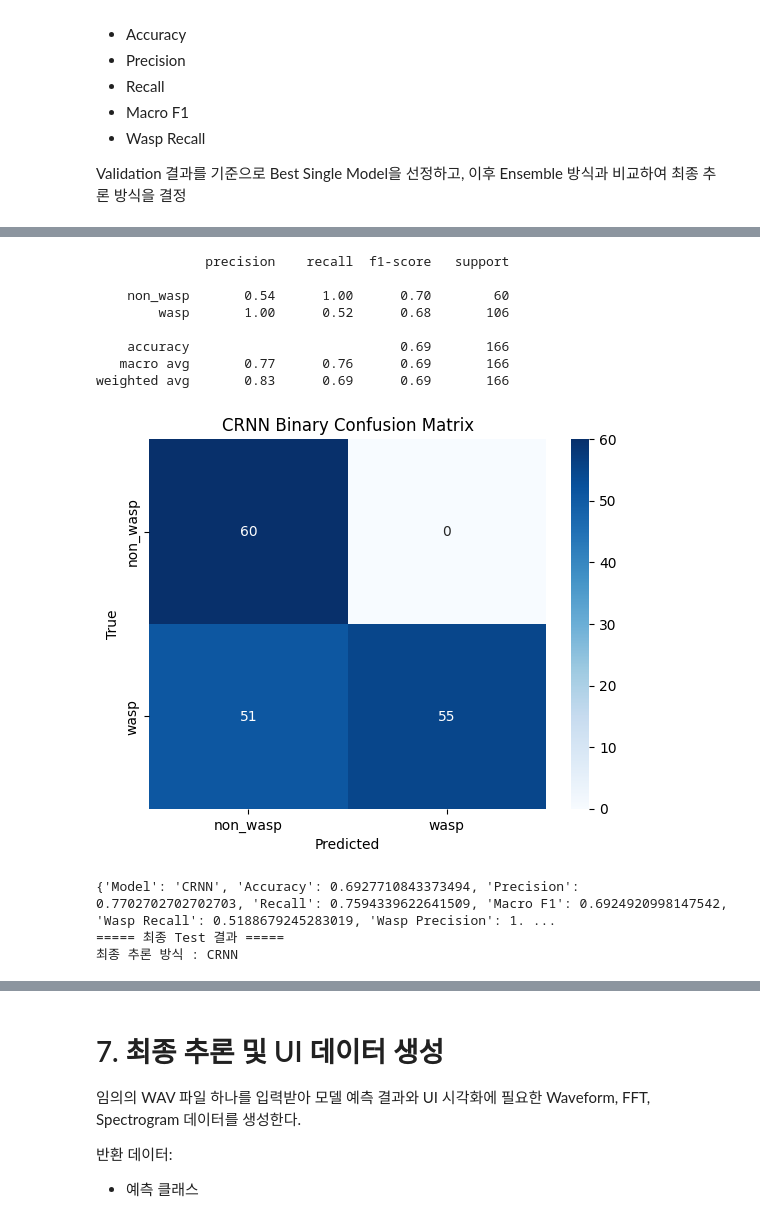
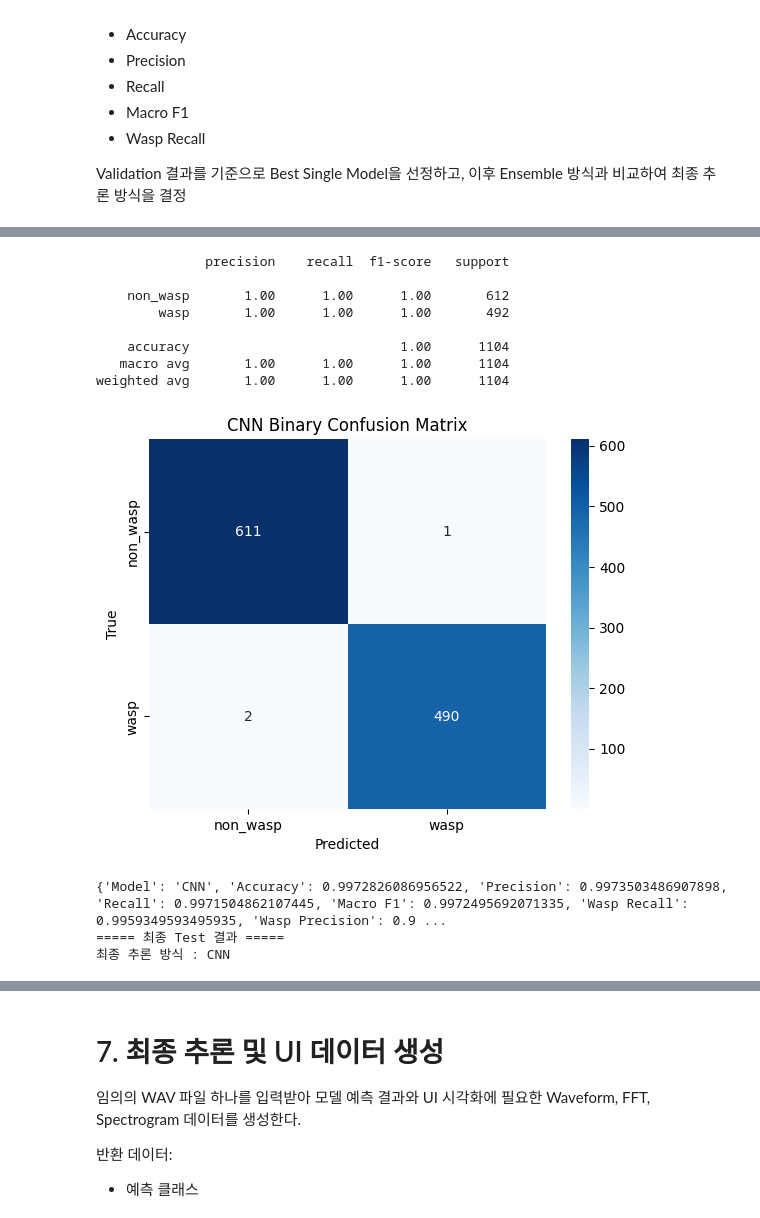
Before and after one commit to AI-First-Team-Project/Buzz, a Jupyter notebook: ai_model/sound_analysis.ipynb, the cells around one changed output, grey strips where cells are left out. Drawn from its saved outputs; the diff is of its cells as text; code cells hidden in the pictures.

```diff
--- a/ai_model/sound_analysis.ipynb
+++ b/ai_model/sound_analysis.ipynb
@@ -240,15 +282,6 @@ Mel: (2000, 128, 188) ML: (2000, 74) Labels: (2000,)
 # %%
 # 원본 영상/녹음 단위 분리. 같은 원본의 잘린 구간은 하나의 split에만 포함된다.
 train_indices, val_indices, test_indices = split_by_source(y_mel, source_ids, seed=SEED)
-# wind는 증강 재료로만 사용하므로 Train 전용으로 고정하고 평가에서는 제외한다.
-wind_indices = np.flatnonzero(source_ids == 'wind')
-if len(wind_indices) == 0:
-    raise ValueError('non_wasp/wind에 증강용 WAV가 필요합니다.')
-train_indices = np.unique(np.concatenate([train_indices, wind_indices])).astype(int)
-val_indices = np.setdiff1d(val_indices, wind_indices)
-test_indices = np.setdiff1d(test_indices, wind_indices)
-assert set(source_ids[wind_indices]) == {'wind'}
-assert not set(wind_indices) & (set(val_indices) | set(test_indices))
 X_train_mel, X_val_mel, X_test_mel = [X_mel[i] for i in (train_indices, val_indices, test_indices)]
 y_train_mel, y_val_mel, y_test_mel = [y_mel[i] for i in (train_indices, val_indices, test_indices)]
 paths_train_mel, paths_val_mel, paths_test_mel = [mel_file_paths[i] for i in (train_indices, val_indices, test_indices)]
@@ -727,6 +568,8 @@ def evaluate_model(y_true, y_pred, model_name, show_report=True):
         'Wasp Precision': precision_score(y_true, y_pred, pos_label=WASP_INDEX, zero_division=0),
         'False Negative': int(fn),
         'False Positive': int(fp),
+        'Wasp Support': int(fn + tp),
+        'Non Wasp Support': int(tn + fp),
         'False Positive Rate': float(fp / (fp + tn)) if fp + tn else 0.0,
     }
     if show_report:
@@ -1135,9 +976,7 @@ ML features: (2000, 74) labels: (2000,)
 # DL과 정확히 같은 source 분할 사용
 X_train_ml, X_val_ml, X_test_ml = [X_ml[i].copy() for i in (train_indices, val_indices, test_indices)]
 y_train_ml, y_val_ml, y_test_ml = [y_ml[i] for i in (train_indices, val_indices, test_indices)]
-# DL에서 교체한 것과 정확히 같은 위치에 동일 혼합음의 ML 특징을 적용합니다.
-if replacement_positions:
-    X_train_ml[replacement_positions] = np.asarray(replacement_ml, dtype=np.float32)
+# 혼합 없이 DL과 동일한 원본 Train 분할을 사용합니다.
 np.testing.assert_array_equal(X_val_ml, X_ml[val_indices])
 np.testing.assert_array_equal(X_test_ml, X_ml[test_indices])
 assert len(X_train_ml) == len(X_train_mel)
@@ -1471,40 +1338,61 @@ else:
         final_test_pred_classes = predict_classes(ordered_ml_probabilities(rf_model, X_test_ml), WASP_THRESHOLD)
     elif final_model_name == 'LightGBM':
         final_test_pred_probs = ordered_ml_probabilities(lgbm_model, X_test_ml)
         final_test_pred_classes = predict_classes(ordered_ml_probabilities(lgbm_model, X_test_ml), WASP_THRESHOLD)
     elif final_model_name == 'XGBoost':
         final_test_pred_probs = ordered_ml_probabilities(xgb_model, X_test_ml)
         final_test_pred_classes = predict_classes(ordered_ml_probabilities(xgb_model, X_test_ml), WASP_THRESHOLD)
     else:
         raise ValueError(f'지원하지 않는 모델입니다: {final_model_name}')
 
     final_test_name = final_model_name
 
 # 최종 Test 평가
 final_test_result = evaluate_model(y_test_mel, final_test_pred_classes, final_test_name)
 
 print('===== 최종 Test 결과 =====')
 print(f'최종 추론 방식 : {final_test_name}')
 
+# Test는 Validation에서 고른 최종 방식만 기록합니다.
+test_prediction_report = save_prediction_manifest(
+    paths_test_mel, source_ids[test_indices], y_test_mel,
+    {final_test_name: final_test_pred_probs}, 'test', MODEL_DIR
+)
+save_source_report(test_prediction_report, final_test_name, WASP_THRESHOLD, MODEL_DIR)
+save_confusion_matrix(
+    y_test_mel, final_test_pred_classes, final_test_name, 'test', MODEL_DIR
+)
+display(NotebookImage(filename=str(
+    MODEL_DIR / f'test_{final_test_name.lower()}_confusion_matrix.png'
+)))
+
 import json
 with (MODEL_DIR / 'training_summary.json').open('w', encoding='utf-8') as handle:
     json.dump({
         'classes': CLASSES, 'sampleRate': SR, 'duration': DURATION,
         'waspThreshold': WASP_THRESHOLD, 'seed': SEED,
         'inferenceType': final_inference_type, 'modelName': final_model_name,
+        'validationSelection': final_method_results.to_dict(orient='records'),
         'testMetrics': final_test_result,
-        'mixing': mixing_summary,
+        'reportArtifacts': [
+            'validation_model_metrics.csv', 'validation_model_metrics.json',
+            'validation_model_comparison.png',
+            f'validation_{final_method_name.lower()}_confusion_matrix.png',
+            'deep_learning_histories.png', 'deep_learning_histories.json',
+            'validation_predictions.csv', 'test_predictions.csv',
+        ],
+        'augmentation': {'enabled': False, 'mode': 'original_only'},
     }, handle, ensure_ascii=False, indent=2)
 # %% [output]
               precision    recall  f1-score   support
 
-    non_wasp       0.54      1.00      0.70        60
-        wasp       1.00      0.52      0.68       106
+    non_wasp       1.00      1.00      1.00       612
+        wasp       1.00      1.00      1.00       492
 
-    accuracy                           0.69       166
-   macro avg       0.77      0.76      0.69       166
-weighted avg       0.83      0.69      0.69       166
+    accuracy                           1.00      1104
+   macro avg       1.00      1.00      1.00      1104
+weighted avg       1.00      1.00      1.00      1104
-[figure, old version]
+[figure, new version]
-{'Model': 'CRNN', 'Accuracy': 0.6927710843373494, 'Precision': 0.7702702702702703, 'Recall': 0.7594339622641509, 'Macro F1': 0.6924920998147542, 'Wasp Recall': 0.5188679245283019, 'Wasp Precision': 1. ...
+{'Model': 'CNN', 'Accuracy': 0.9972826086956522, 'Precision': 0.9973503486907898, 'Recall': 0.9971504862107445, 'Macro F1': 0.9972495692071335, 'Wasp Recall': 0.9959349593495935, 'Wasp Precision': 0.9 ...
 ===== 최종 Test 결과 =====
-최종 추론 방식 : CRNN
+최종 추론 방식 : CNN
```
Also changed, not shown: parts of 36 cells of this notebook, 15 other files.
